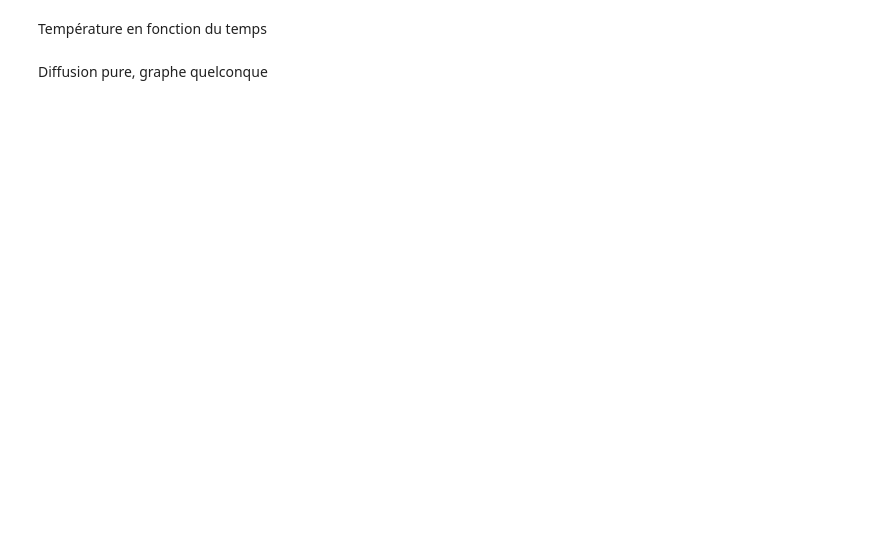
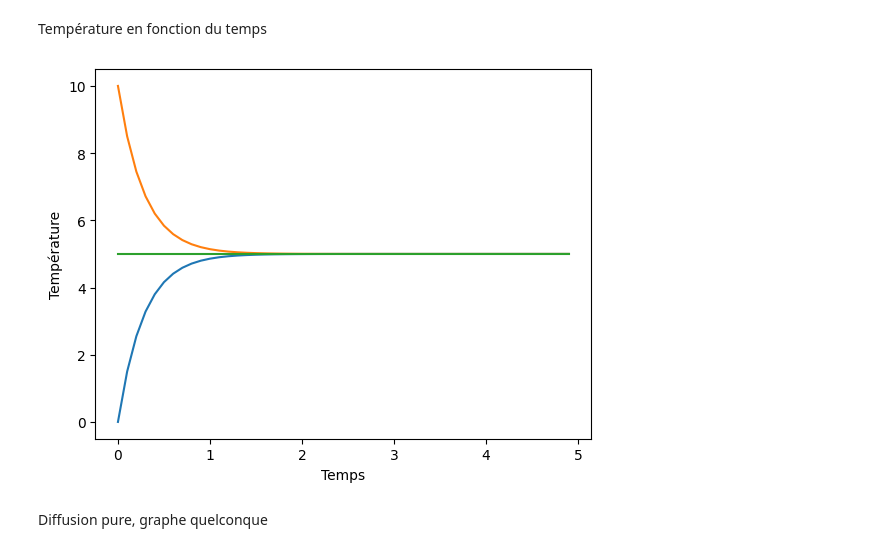
Before and after one commit to Balthazar42/ter_thermique, a Jupyter notebook: examples.ipynb, the cells around one changed output. Saved outputs shown, nothing was run; the diff lists cells and outputs as text; code cells hidden in the pictures; blank space fills up the shorter version.

Commit message:
renamed T as U, fixed atan, refactored plotting, added plot_temp

```diff
--- a/examples.ipynb
+++ b/examples.ipynb
@@ -10,28 +10,26 @@ Température en fonction du temps
 # %%
 %matplotlib inline
 
 g = DiffusionGraph(
     n=3,
     C=np.array([1, 1, 1]),
     G=np.array([
         [0, 1, 1],
         [1, 0, 1],
         [1, 1, 0],
     ]),
 )
 
-t, U = g.simulate(
+g.plot_temp(
     t_start=0,
     t_end=5,
     dt=0.1,
     initial=np.array([0, 10, 5])
 )
-
-plt.plot(t, U.T)
-plt.xlabel("Temps")
-plt.ylabel("Température")
-plt.savefig("figures/triangle_temp")
+# plt.savefig("figures/triangle_temp")
 plt.show()
+# %% [output]
+[figure, added]
 # %% [markdown]
 Diffusion pure, graphe quelconque
 # %%
```
Also changed, not shown: parts of 2 cells of this notebook, 1 other file.
